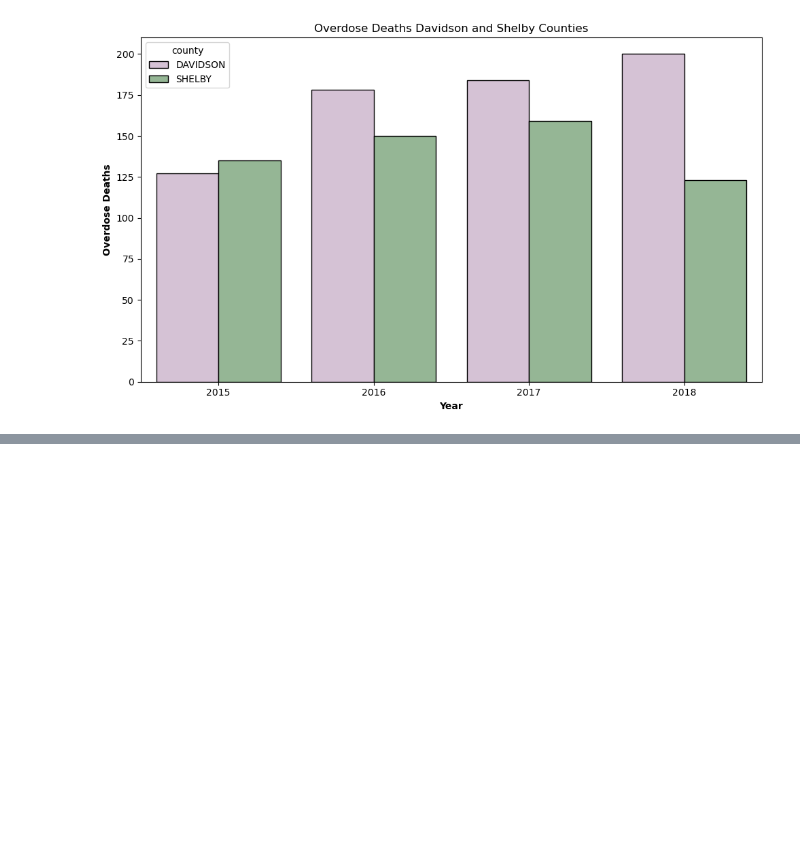
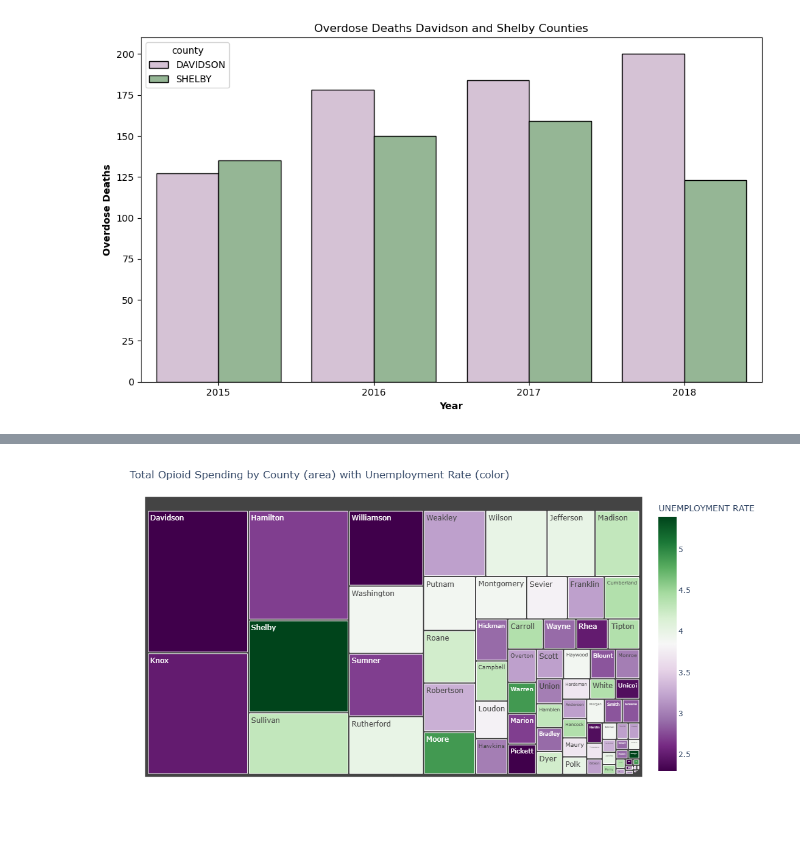
Before and after one commit to NewForce-Cohort-11-Data/prescribers-but-python-mothman-s-medicine, a Jupyter notebook: mothmans_meds_MH.ipynb, the cells around one changed output, grey strips where cells are left out. Saved outputs shown, nothing was run; the diff lists cells and outputs as text; code cells hidden in the pictures; blank space fills up the shorter version.

```diff
--- a/mothmans_meds_MH.ipynb
+++ b/mothmans_meds_MH.ipynb
@@ -152,0 +391,4 @@ plt.show()
+# %%
+unemp_vs_spends = unemp_vs_spends[['COUNTY', 'UNEMPLOYMENT RATE', 'TOTAL SPEND']]
+
+unemp_vs_spends.head()
@@ -152,0 +402,2 @@ plt.show()
+# %%
+unemp_vs_spends = unemp_vs_spends.dropna(subset=['TOTAL SPEND'])
@@ -152,0 +413,2 @@ plt.show()
+# %%
+unemp_vs_spends = unemp_vs_spends.dropna(subset=['UNEMPLOYMENT RATE'])
@@ -152,0 +424,2 @@ plt.show()
+# %%
+unemp_vs_spends = unemp_vs_spends.reset_index(drop=True)
@@ -152,0 +437,23 @@ plt.show()
+# %%
+unemp_vs_spends['TOTAL SPEND'] = pd.to_numeric(unemp_vs_spends['TOTAL SPEND'].replace('[\$,]', '', regex=True), errors='coerce')
+
+fig = px.treemap(
+    unemp_vs_spends, path=['COUNTY'], values='TOTAL SPEND', color='UNEMPLOYMENT RATE',
+    color_continuous_scale='PRGn',
+    hover_data={'TOTAL SPEND':':,.0f','UNEMPLOYMENT RATE':':.1f'},
+    width=1000,
+    height=600
+)
+fig.update_traces(
+    hovertemplate=(
+        "<b>%{label}</b><br>"
+        "Total Spend: $%{value:,.0f}<br>"
+        "Unemployment Rate: %{color:.1f}%<extra></extra>"
+    )
+)
+fig.update_layout(title='Total Opioid Spending by County (area) with Unemployment Rate (color)')
+fig.show()
+fig.write_image("treemap.png")
+fig.write_html("treemap.html")
+# %% [output]
+[figure, added]
```
Also changed, not shown: parts of 33 cells of this notebook, 5 other files.
